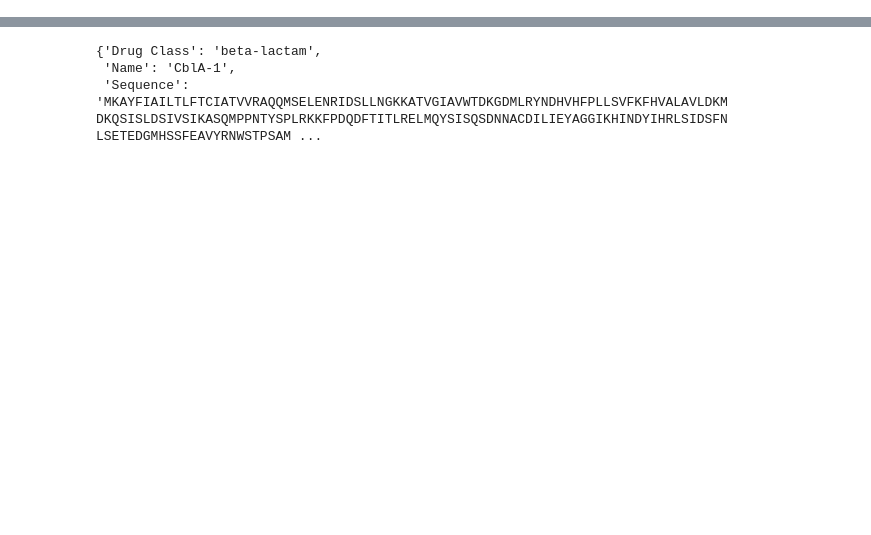
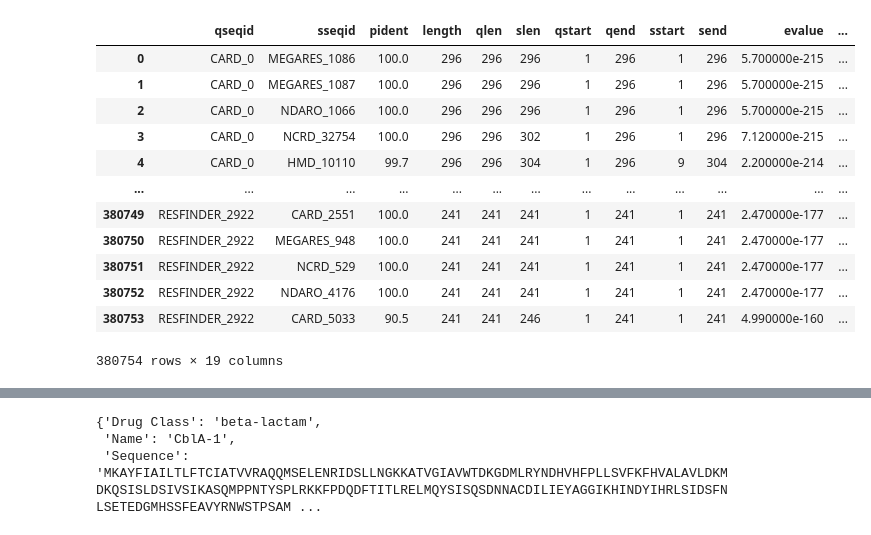
Before and after one commit to tiagocabralborelli/db-redundance, a Jupyter notebook: notebooks/3.Analysis.ipynb, the cells around one changed output, grey strips where cells are left out. Cells and saved outputs as stored; diff of their text form; code cells hidden in the pictures; blank space fills up the shorter version.

```diff
--- a/notebooks/3.Analysis.ipynb
+++ b/notebooks/3.Analysis.ipynb
@@ -70,6 +47,22 @@ PairWiseAlignment["qseqtag"] = PairWiseAlignment["qseqid"].str.split("|").str[1]
 PairWiseAlignment["sseqtag"] = PairWiseAlignment["sseqid"].str.split("|").str[1]
 PairWiseAlignment["qseqid"] = PairWiseAlignment["qseqid"].str.split("|").str[0]
 PairWiseAlignment["sseqid"] = PairWiseAlignment["sseqid"].str.split("|").str[0]
+# %%
+PairWiseAlignment
+# %% [output]
+|  | qseqid | sseqid | pident | length | qlen | slen | qstart | qend | sstart | send | evalue | ... |
+| 0 | CARD_0 | MEGARES_1086 | 100.0 | 296 | 296 | 296 | 1 | 296 | 1 | 296 | 5.700000e-215 | ... |
+| 1 | CARD_0 | MEGARES_1087 | 100.0 | 296 | 296 | 296 | 1 | 296 | 1 | 296 | 5.700000e-215 | ... |
+| 2 | CARD_0 | NDARO_1066 | 100.0 | 296 | 296 | 296 | 1 | 296 | 1 | 296 | 5.700000e-215 | ... |
+| 3 | CARD_0 | NCRD_32754 | 100.0 | 296 | 296 | 302 | 1 | 296 | 1 | 296 | 7.120000e-215 | ... |
+| 4 | CARD_0 | HMD_10110 | 99.7 | 296 | 296 | 304 | 1 | 296 | 9 | 304 | 2.200000e-214 | ... |
+| ... | ... | ... | ... | ... | ... | ... | ... | ... | ... | ... | ... | ... |
+| 380749 | RESFINDER_2922 | CARD_2551 | 100.0 | 241 | 241 | 241 | 1 | 241 | 1 | 241 | 2.470000e-177 | ... |
+| 380750 | RESFINDER_2922 | MEGARES_948 | 100.0 | 241 | 241 | 241 | 1 | 241 | 1 | 241 | 2.470000e-177 | ... |
+| 380751 | RESFINDER_2922 | NCRD_529 | 100.0 | 241 | 241 | 241 | 1 | 241 | 1 | 241 | 2.470000e-177 | ... |
+| 380752 | RESFINDER_2922 | NDARO_4176 | 100.0 | 241 | 241 | 241 | 1 | 241 | 1 | 241 | 2.470000e-177 | ... |
+| 380753 | RESFINDER_2922 | CARD_5033 | 90.5 | 241 | 241 | 246 | 1 | 241 | 1 | 241 | 4.990000e-160 | ... |
+380754 rows × 19 columns
 # %%
 sns.scatterplot(
     data=PairWiseAlignment.loc[PairWiseAlignment["bitscore"] > 50],
```
Also changed, not shown: parts of 13 cells of this notebook, 4 other files.
